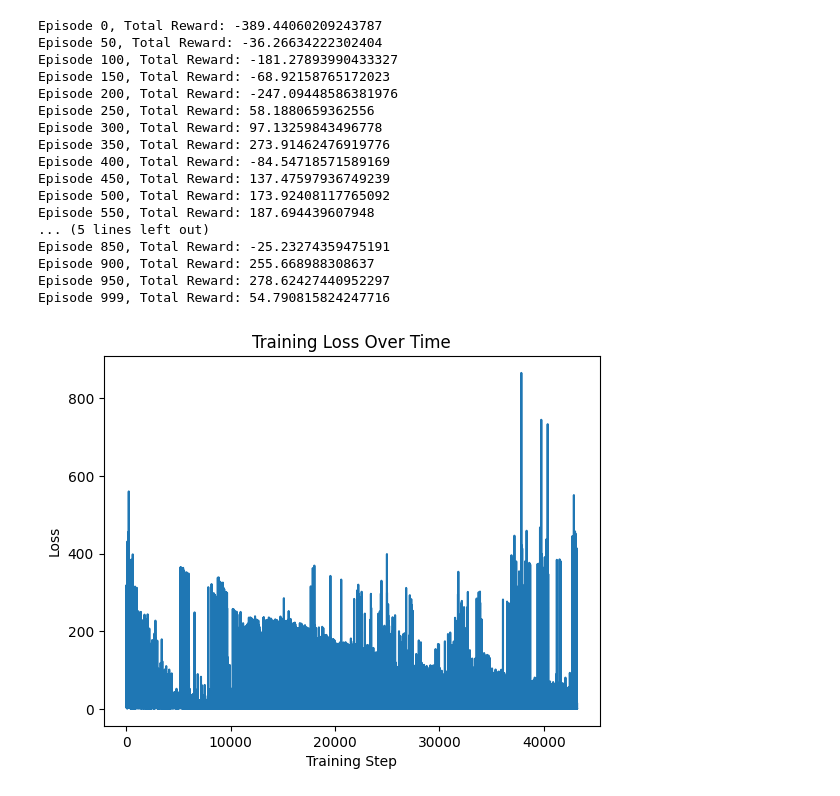
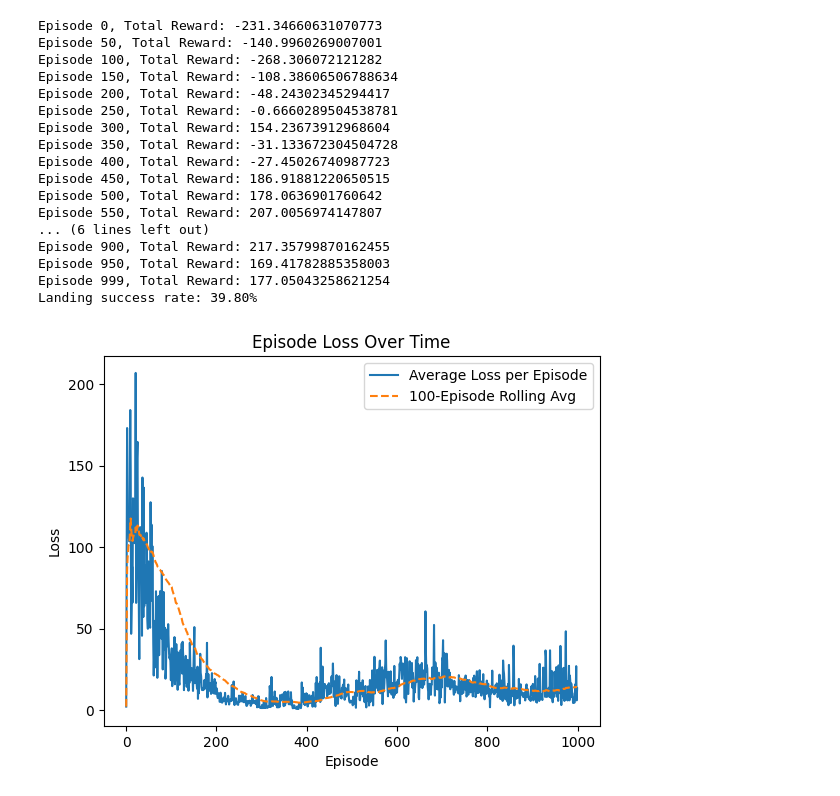
Before and after one commit to Patrick-Devine33/RL-Agent-for-Gymnasium, a Jupyter notebook: RL-Agent.ipynb, the cells around one changed output. Saved outputs shown, nothing was run; the diff lists cells and outputs as text; code cells hidden in the pictures.

Commit message:
changes to graphs with addition of evaluation metrics

```diff
--- a/RL-Agent.ipynb
+++ b/RL-Agent.ipynb
@@ -47,7 +47,9 @@ class DQNAgent:
         self.batch_size = 64
         self.update_every = 10
         self.t_step = 0
-        self.losses = []
+        self.episode_losses = []
+        self.current_losses = []  # Temporary holder during an episode
+
 
     def act(self, state, eps=0.0):
         if random.random() > eps:
@@ -80,8 +82,7 @@ class DQNAgent:
         self.optimizer.zero_grad()
         loss.backward()
         self.optimizer.step()
-        self.losses.append(loss.item())
-
+        self.current_losses.append(loss.item())
         self.soft_update(0.005)
 
 
@@ -97,58 +98,77 @@ eps = 1.0
 eps_decay = 0.995
 eps_min = 0.01
 rewards = []
+
+successes = 0
 
 frames = []
 
 for i in range(n_episodes):
     state, _ = env.reset()
     total_reward = 0
     done = False
 
     while not done:
         action = agent.act(state, eps)
         next_state, reward, terminated, truncated, _ = env.step(action)
         done = terminated or truncated
         agent.step(state, action, reward, next_state, done)
         state = next_state
         total_reward += reward
 
     rewards.append(total_reward)
+    if agent.current_losses:
+        agent.episode_losses.append(np.mean(agent.current_losses))
+        agent.current_losses = []
+
+    if total_reward >= 200:
+        successes += 1
     eps = max(eps * eps_decay, eps_min)
 
     if i % 50 == 0 or i == n_episodes - 1:
         print(f"Episode {i}, Total Reward: {total_reward}")
 
-# Save learning progress
-plt.plot(rewards)
+window = 100
+rolling_avg = [np.mean(rewards[max(0, i - window + 1):i + 1]) for i in range(len(rewards))]
+
+print(f"Landing success rate: {successes / n_episodes:.2%}")
+
+plt.plot(rewards, label = "Total Reward")
+plt.plot(rolling_avg, label="100-Episode Rolling Avg", linestyle="--")
 plt.title("Episode Reward Over Time")
 plt.xlabel("Episode")
 plt.ylabel("Total Reward")
+plt.legend()
 plt.savefig("rewards.png")
 plt.clf()
 
-plt.plot(agent.losses)
-plt.title("Training Loss Over Time")
-plt.xlabel("Training Step")
+# Rolling average of loss over 100 episodes
+loss_rolling_avg = [np.mean(agent.episode_losses[max(0, i - 99):i + 1]) for i in range(len(agent.episode_losses))]
+
+plt.plot(agent.episode_losses, label="Average Loss per Episode")
+plt.plot(loss_rolling_avg, label="100-Episode Rolling Avg", linestyle="--")
+plt.title("Episode Loss Over Time")
+plt.xlabel("Episode")
 plt.ylabel("Loss")
+plt.legend()
 plt.savefig("loss.png")
 # %% [output]
-Episode 0, Total Reward: -389.44060209243787
-Episode 50, Total Reward: -36.26634222302404
-Episode 100, Total Reward: -181.27893990433327
-Episode 150, Total Reward: -68.92158765172023
-Episode 200, Total Reward: -247.09448586381976
-Episode 250, Total Reward: 58.1880659362556
-Episode 300, Total Reward: 97.13259843496778
-Episode 350, Total Reward: 273.91462476919776
-Episode 400, Total Reward: -84.54718571589169
-Episode 450, Total Reward: 137.47597936749239
-Episode 500, Total Reward: 173.92408117765092
-Episode 550, Total Reward: 187.694439607948
-... (5 lines left out)
-Episode 850, Total Reward: -25.23274359475191
-Episode 900, Total Reward: 255.668988308637
-Episode 950, Total Reward: 278.62427440952297
-Episode 999, Total Reward: 54.790815824247716
+Episode 0, Total Reward: -231.34660631070773
+Episode 50, Total Reward: -140.9960269007001
+Episode 100, Total Reward: -268.306072121282
+Episode 150, Total Reward: -108.38606506788634
+Episode 200, Total Reward: -48.24302345294417
+Episode 250, Total Reward: -0.6660289504538781
+Episode 300, Total Reward: 154.23673912968604
+Episode 350, Total Reward: -31.133672304504728
+Episode 400, Total Reward: -27.45026740987723
+Episode 450, Total Reward: 186.91881220650515
+Episode 500, Total Reward: 178.0636901760642
+Episode 550, Total Reward: 207.0056974147807
+... (6 lines left out)
+Episode 900, Total Reward: 217.35799870162455
+Episode 950, Total Reward: 169.41782885358003
+Episode 999, Total Reward: 177.05043258621254
+Landing success rate: 39.80%
-[figure, old version]
+[figure, new version]
 # %%
```
Also changed, not shown: parts of 1 cell of this notebook, 3 other files.
